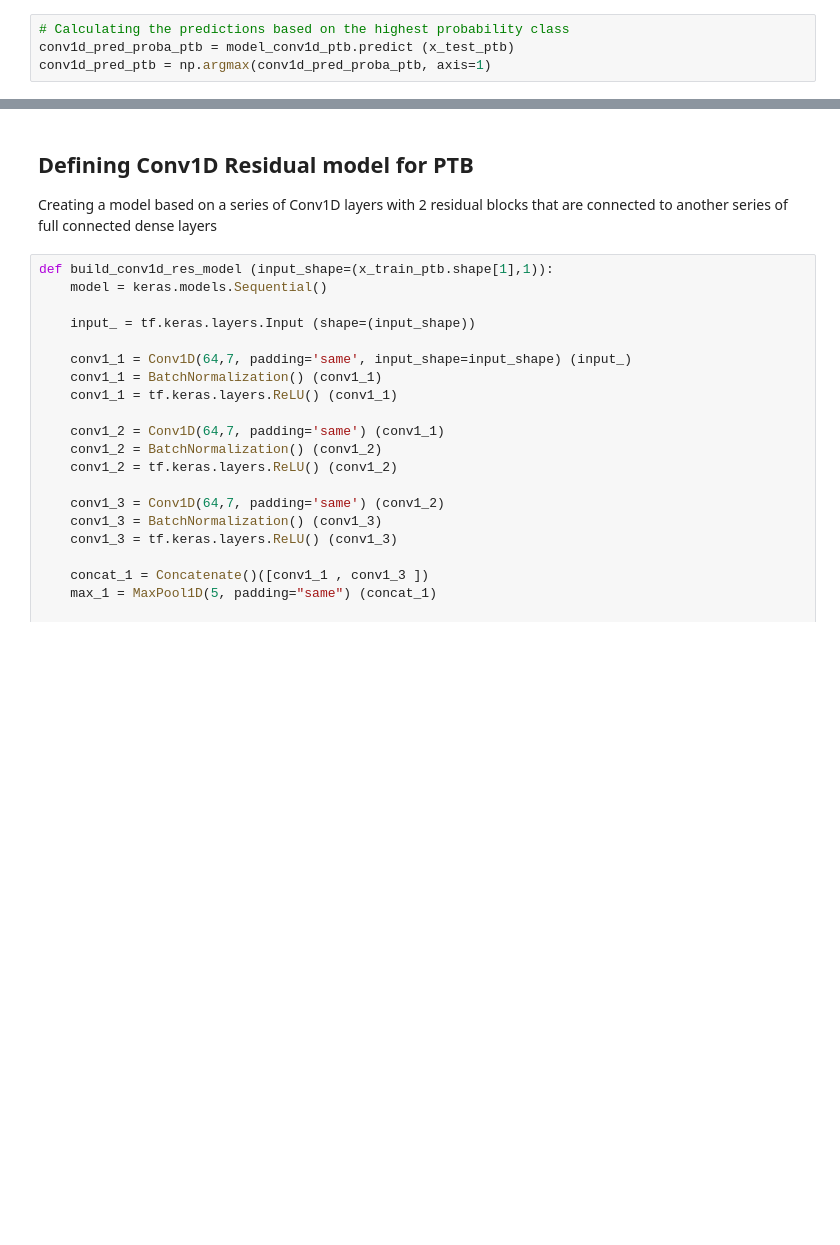
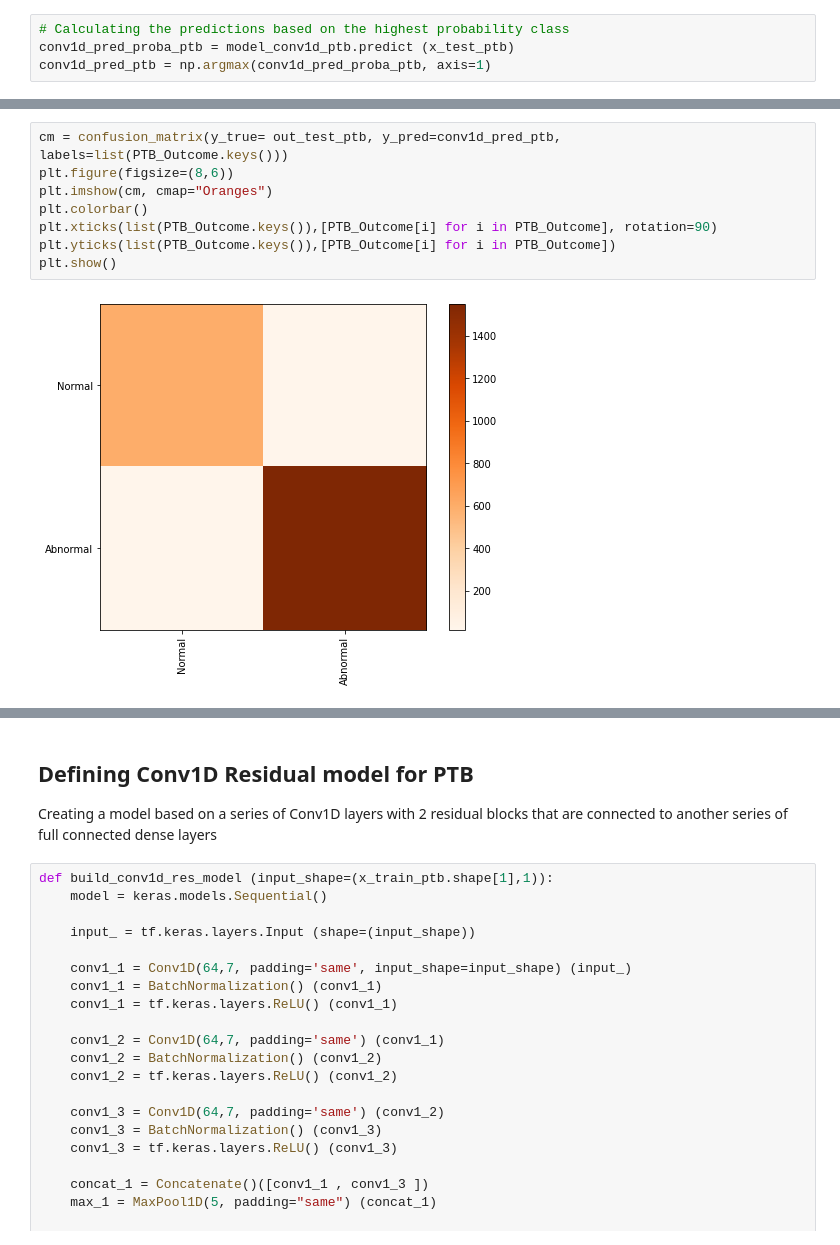
Before and after one commit to basharnaji/ECG-Heartbeat-Data, a Jupyter notebook: ecg-heartbeat-categorization-neural-network.ipynb, the cells around one changed output, grey strips where cells are left out. Saved outputs shown, nothing was run; the diff lists cells and outputs as text; blank space fills up the shorter version.

Commit message:
Updated confusion matrix for neural networks

```diff
--- a/ecg-heartbeat-categorization-neural-network.ipynb
+++ b/ecg-heartbeat-categorization-neural-network.ipynb
@@ -341,3 +340,13 @@ weighted avg       0.95      0.94      0.94      2183
+# %%
+cm = confusion_matrix(y_true= out_test_ptb, y_pred=conv1d_pred_ptb, labels=list(PTB_Outcome.keys()))
+plt.figure(figsize=(8,6))
+plt.imshow(cm, cmap="Oranges")
+plt.colorbar()
+plt.xticks(list(PTB_Outcome.keys()),[PTB_Outcome[i] for i in PTB_Outcome], rotation=90)
+plt.yticks(list(PTB_Outcome.keys()),[PTB_Outcome[i] for i in PTB_Outcome])
+plt.show()
+# %% [output]
+[figure, added]
 # %%
 # Plotting the training and validatoin results
 plt.figure(figsize=(25,12))
```
Also changed, not shown: parts of 22 cells of this notebook.
